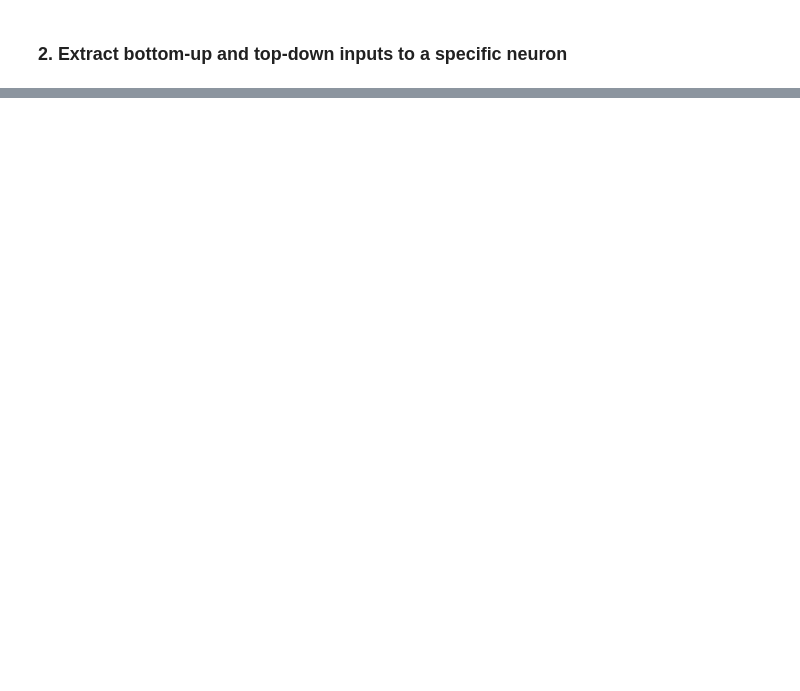
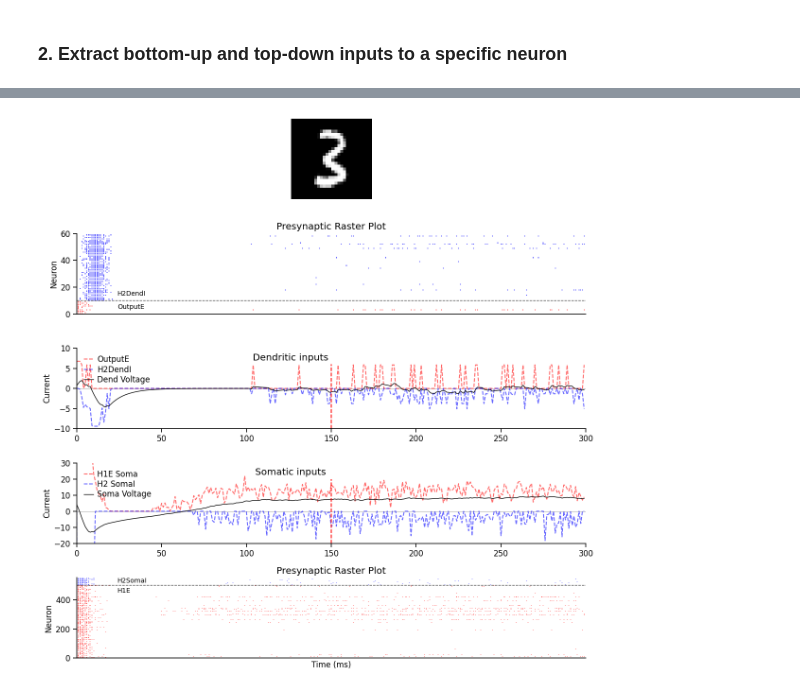
Before and after one commit to Milstein-Lab/EIANN, a Jupyter notebook: docs/Galloni_etal_2025/spiking_example.ipynb, the cells around one changed output, grey strips where cells are left out. Cells and saved outputs as stored; diff of their text form; code cells hidden in the pictures; blank space fills up the shorter version.

```diff
--- a/docs/Galloni_etal_2025/spiking_example.ipynb
+++ b/docs/Galloni_etal_2025/spiking_example.ipynb
@@ -189,0 +422,74 @@ Output spikes: 3
+# %%
+# Plotting
+fig, axes = plt.subplots(5, 1, figsize=(12, 12))
+
+# Plot input image
+ax = axes[0]
+ax.imshow(data_sample.view(28,28), cmap='Greys_r')
+ax.axis('off')
+
+# Raster plot of presynaptic spikes
+time_axis = np.arange(time_steps)
+ax = axes[1]
+num_neurons_E = len(pre_spike_times['OutputE'])
+num_neurons_I = len(pre_spike_times['H2DendI'])
+ax.eventplot(pre_spike_times['OutputE'], colors='r', linelengths=0.8, alpha=0.6)
+ax.eventplot(pre_spike_times['H2DendI'], colors='b', linelengths=0.8, alpha=0.6,
+             lineoffsets=np.arange(num_neurons_E, num_neurons_E + num_neurons_I))
+ax.axhline(y=num_neurons_E, color='k', linestyle='--', alpha=0.7, linewidth=1)
+ax.text(len(time_axis)*0.08, num_neurons_E-5, 'OutputE', fontsize=10, verticalalignment='center')
+ax.text(len(time_axis)*0.08, num_neurons_E+5, 'H2DendI', fontsize=10, verticalalignment='center')
+ax.set_title('Presynaptic Raster Plot')
+ax.set_ylabel('Neuron')
+ax.set_xlim(0, len(time_axis))
+ax.set_ylim(0, num_neurons_E + num_neurons_I)
+ax.set_xticks([])
+
+# Plot dendritic input currents
+ax = axes[2]
+ax.axhline(0, color='gray', linestyle='-', linewidth=0.5)
+ax.plot(dend_currents['OutputE'].sum(dim=1), label='OutputE', color='r', alpha=0.6, linestyle='--')
+ax.plot(dend_currents['H2DendI'].sum(dim=1), label='H2DendI', color='b', alpha=0.6, linestyle='--')
+ax.plot(dend_voltage_trace, 'k-', linewidth=1, label='Dend Voltage')
+ax.set_ylabel('Current')
+ax.set_xlim(0, len(time_axis))
+ax.set_ylim(-10, 10)
+ax.axvline(time_steps/2,0,0.8,color='r',linestyle='--')
+ax.legend(loc='upper left', labelspacing=0.2)
+ax.set_title('Dendritic inputs', x=0.42, y=0.8)
+
+# Plot somatic input currents
+ax = axes[3]
+ax.axhline(0, color='gray', linestyle='-', linewidth=0.5)
+ax.plot(soma_currents['H1E'].sum(dim=1), label='H1E Soma', color='r', alpha=0.6, linestyle='--')
+ax.plot(soma_currents['H2SomaI'].sum(dim=1), label='H2 SomaI', color='b', alpha=0.6, linestyle='--')
+ax.plot(soma_voltage_trace, 'k-', linewidth=1, label='Soma Voltage')
+ax.set_ylabel('Current')
+ax.set_xlim(0, len(time_axis))
+ax.set_ylim(-20, 30)
+ax.set_title('Somatic inputs', x=0.42, y=0.8)
+ax.axvline(time_steps/2,0,0.8,color='r',linestyle='--')
+ax.legend(loc='upper left', labelspacing=0.2)
+
+# Raster plot of presynaptic spikes
+time_axis = np.arange(time_steps)
+ax = axes[4]
+num_neurons_H1E = len(pre_spike_times['H1E'])
+num_neurons_H2SomaI = len(pre_spike_times['H2SomaI'])
+ax.eventplot(pre_spike_times['H1E'], colors='r', linelengths=0.8, alpha=0.6)
+ax.eventplot(pre_spike_times['H2SomaI'], colors='b', linelengths=0.8, alpha=0.6,
+             lineoffsets=np.arange(num_neurons_H1E, num_neurons_H1E + num_neurons_H2SomaI))
+ax.axhline(y=num_neurons_H1E, color='k', linestyle='--', alpha=0.7, linewidth=1)
+ax.text(len(time_axis)*0.08, num_neurons_H1E-40, 'H1E', fontsize=10, verticalalignment='center')
+ax.text(len(time_axis)*0.08, num_neurons_H1E+30, 'H2SomaI', fontsize=10, verticalalignment='center')
+ax.set_title('Presynaptic Raster Plot')
+ax.set_ylabel('Neuron')
+ax.set_xlim(0, len(time_axis))
+ax.set_ylim(0, num_neurons_H1E + num_neurons_H2SomaI)
+ax.set_xticks([])
+
+ax.set_xlabel("Time (ms)")
+plt.tight_layout()
+plt.show()
+# %% [output]
+[figure, added]
```
Also changed, not shown: parts of 25 cells of this notebook.
